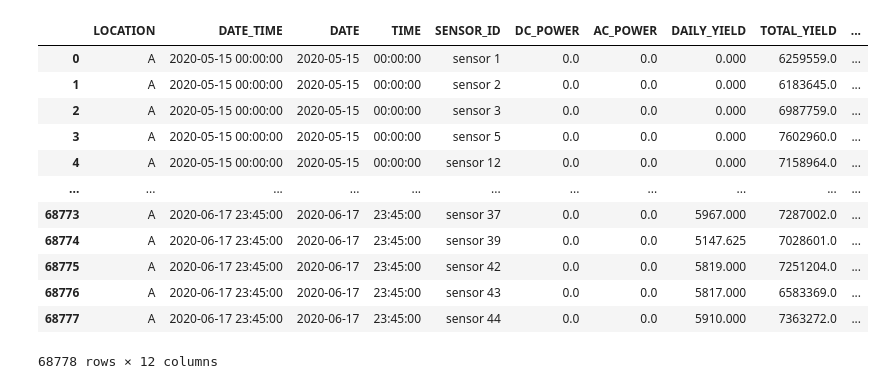
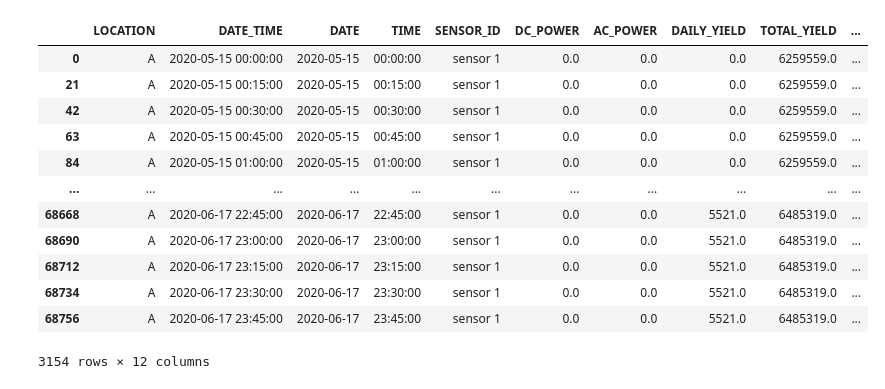
Before and after one commit to AkinduH/SLIIT-Datathon-2024, a Jupyter notebook: Exploratory_Data_Analysis.ipynb, the cells around one changed output. Saved outputs shown, nothing was run; the diff lists cells and outputs as text; code cells hidden in the pictures.

```diff
--- a/Exploratory_Data_Analysis.ipynb
+++ b/Exploratory_Data_Analysis.ipynb
@@ -5,19 +14,20 @@ import matplotlib.pyplot as plt
 # %%
 df_A = pd.read_csv("Datasets\df_A.csv")
 df_B = pd.read_csv("Datasets\df_B.csv")
-# %%
-df_A
-# %% [output]
-|  | LOCATION | DATE_TIME | DATE | TIME | SENSOR_ID | DC_POWER | AC_POWER | DAILY_YIELD | TOTAL_YIELD | ... |
-| 0 | A | 2020-05-15 00:00:00 | 2020-05-15 | 00:00:00 | sensor 1 | 0.0 | 0.0 | 0.000 | 6259559.0 | ... |
-| 1 | A | 2020-05-15 00:00:00 | 2020-05-15 | 00:00:00 | sensor 2 | 0.0 | 0.0 | 0.000 | 6183645.0 | ... |
-| 2 | A | 2020-05-15 00:00:00 | 2020-05-15 | 00:00:00 | sensor 3 | 0.0 | 0.0 | 0.000 | 6987759.0 | ... |
-| 3 | A | 2020-05-15 00:00:00 | 2020-05-15 | 00:00:00 | sensor 5 | 0.0 | 0.0 | 0.000 | 7602960.0 | ... |
-| 4 | A | 2020-05-15 00:00:00 | 2020-05-15 | 00:00:00 | sensor 12 | 0.0 | 0.0 | 0.000 | 7158964.0 | ... |
-| ... | ... | ... | ... | ... | ... | ... | ... | ... | ... | ... |
-| 68773 | A | 2020-06-17 23:45:00 | 2020-06-17 | 23:45:00 | sensor 37 | 0.0 | 0.0 | 5967.000 | 7287002.0 | ... |
-| 68774 | A | 2020-06-17 23:45:00 | 2020-06-17 | 23:45:00 | sensor 39 | 0.0 | 0.0 | 5147.625 | 7028601.0 | ... |
-| 68775 | A | 2020-06-17 23:45:00 | 2020-06-17 | 23:45:00 | sensor 42 | 0.0 | 0.0 | 5819.000 | 7251204.0 | ... |
-| 68776 | A | 2020-06-17 23:45:00 | 2020-06-17 | 23:45:00 | sensor 43 | 0.0 | 0.0 | 5817.000 | 6583369.0 | ... |
-| 68777 | A | 2020-06-17 23:45:00 | 2020-06-17 | 23:45:00 | sensor 44 | 0.0 | 0.0 | 5910.000 | 7363272.0 | ... |
-68778 rows × 12 columns
+# %%
+sensor_1_df = df_A[(df_A['SENSOR_ID'] == 'sensor 1')]
+sensor_1_df
+# %% [output]
+|  | LOCATION | DATE_TIME | DATE | TIME | SENSOR_ID | DC_POWER | AC_POWER | DAILY_YIELD | TOTAL_YIELD | ... |
+| 0 | A | 2020-05-15 00:00:00 | 2020-05-15 | 00:00:00 | sensor 1 | 0.0 | 0.0 | 0.0 | 6259559.0 | ... |
+| 21 | A | 2020-05-15 00:15:00 | 2020-05-15 | 00:15:00 | sensor 1 | 0.0 | 0.0 | 0.0 | 6259559.0 | ... |
+| 42 | A | 2020-05-15 00:30:00 | 2020-05-15 | 00:30:00 | sensor 1 | 0.0 | 0.0 | 0.0 | 6259559.0 | ... |
+| 63 | A | 2020-05-15 00:45:00 | 2020-05-15 | 00:45:00 | sensor 1 | 0.0 | 0.0 | 0.0 | 6259559.0 | ... |
+| 84 | A | 2020-05-15 01:00:00 | 2020-05-15 | 01:00:00 | sensor 1 | 0.0 | 0.0 | 0.0 | 6259559.0 | ... |
+| ... | ... | ... | ... | ... | ... | ... | ... | ... | ... | ... |
+| 68668 | A | 2020-06-17 22:45:00 | 2020-06-17 | 22:45:00 | sensor 1 | 0.0 | 0.0 | 5521.0 | 6485319.0 | ... |
+| 68690 | A | 2020-06-17 23:00:00 | 2020-06-17 | 23:00:00 | sensor 1 | 0.0 | 0.0 | 5521.0 | 6485319.0 | ... |
+| 68712 | A | 2020-06-17 23:15:00 | 2020-06-17 | 23:15:00 | sensor 1 | 0.0 | 0.0 | 5521.0 | 6485319.0 | ... |
+| 68734 | A | 2020-06-17 23:30:00 | 2020-06-17 | 23:30:00 | sensor 1 | 0.0 | 0.0 | 5521.0 | 6485319.0 | ... |
+| 68756 | A | 2020-06-17 23:45:00 | 2020-06-17 | 23:45:00 | sensor 1 | 0.0 | 0.0 | 5521.0 | 6485319.0 | ... |
+3154 rows × 12 columns
```
Also changed, not shown: parts of 8 cells of this notebook.
